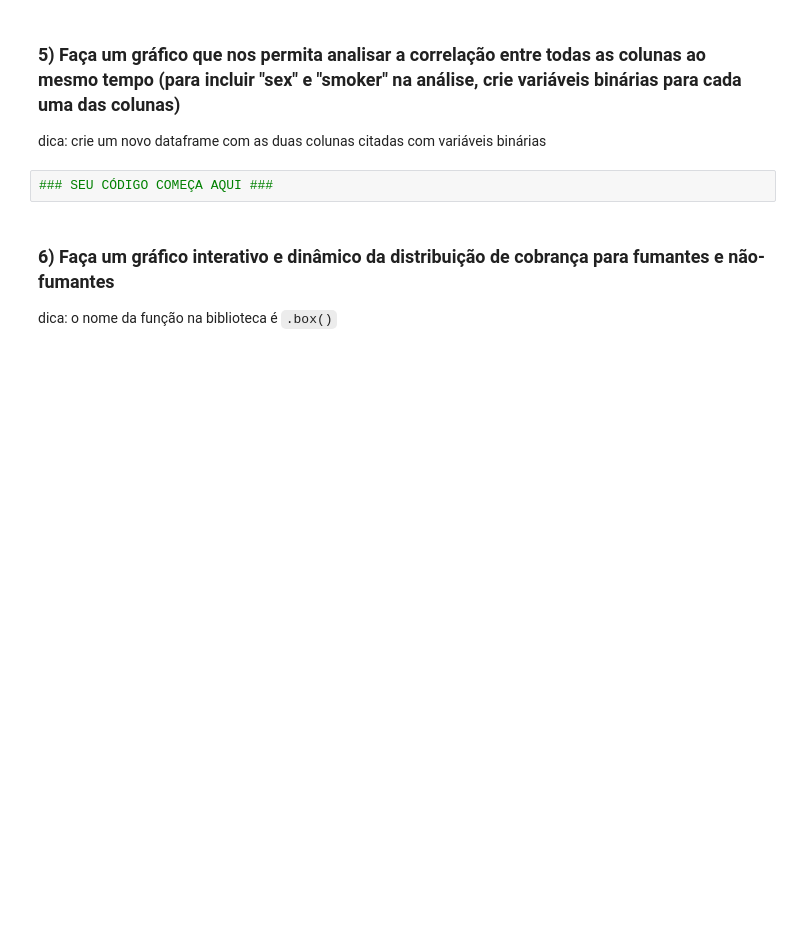
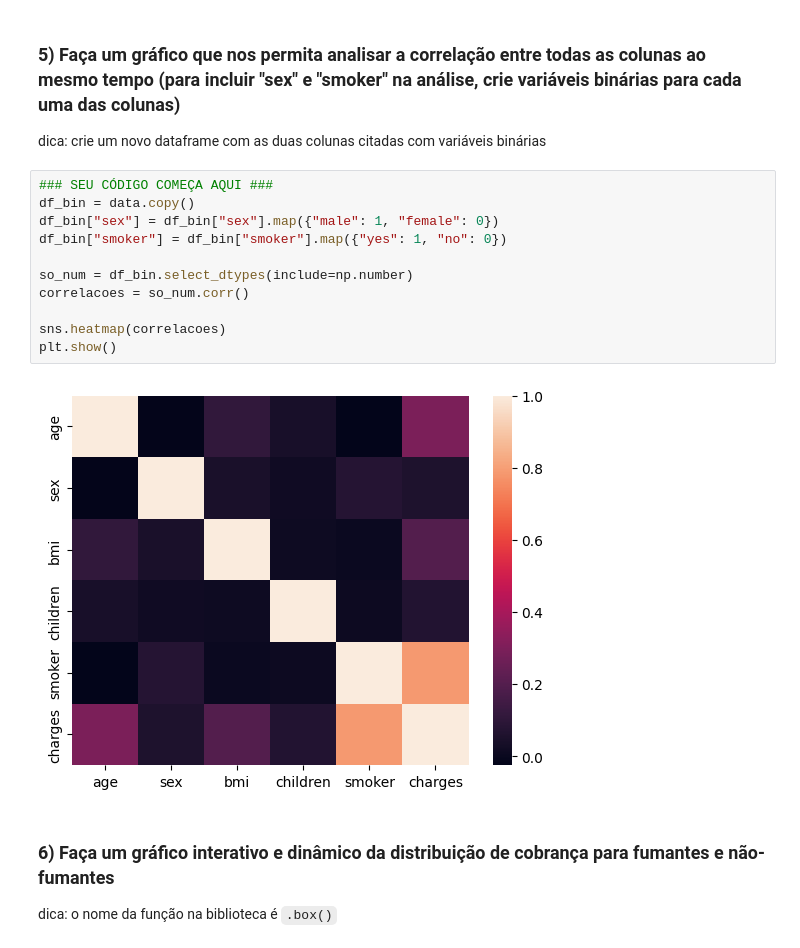
Before and after one commit to GvFreitas1/ListasdeExercicios-CursodePython2022, a Jupyter notebook: Aula 8 - Visualização de Dados/Lista - Visualização de dados.ipynb, the cells around one changed output. Cells and saved outputs as stored; diff of their text form; blank space fills up the shorter version.

````diff
--- a/Aula 8 - Visualização de Dados/Lista - Visualização de dados.ipynb
+++ b/Aula 8 - Visualização de Dados/Lista - Visualização de dados.ipynb
@@ -149,6 +160,17 @@ plt.show()
 dica: crie um novo dataframe com as duas colunas citadas com variáveis binárias
 # %%
 ### SEU CÓDIGO COMEÇA AQUI ###
+df_bin = data.copy()
+df_bin["sex"] = df_bin["sex"].map({"male": 1, "female": 0})
+df_bin["smoker"] = df_bin["smoker"].map({"yes": 1, "no": 0})
+
+so_num = df_bin.select_dtypes(include=np.number)
+correlacoes = so_num.corr()
+
+sns.heatmap(correlacoes)
+plt.show()
+# %% [output]
+[figure, added]
 # %% [markdown]
 ### 6) Faça um gráfico interativo e dinâmico da distribuição de cobrança para fumantes e não-fumantes
 dica: o nome da função na biblioteca é ```.box()```
````
Also changed, not shown: parts of 2 cells of this notebook.
